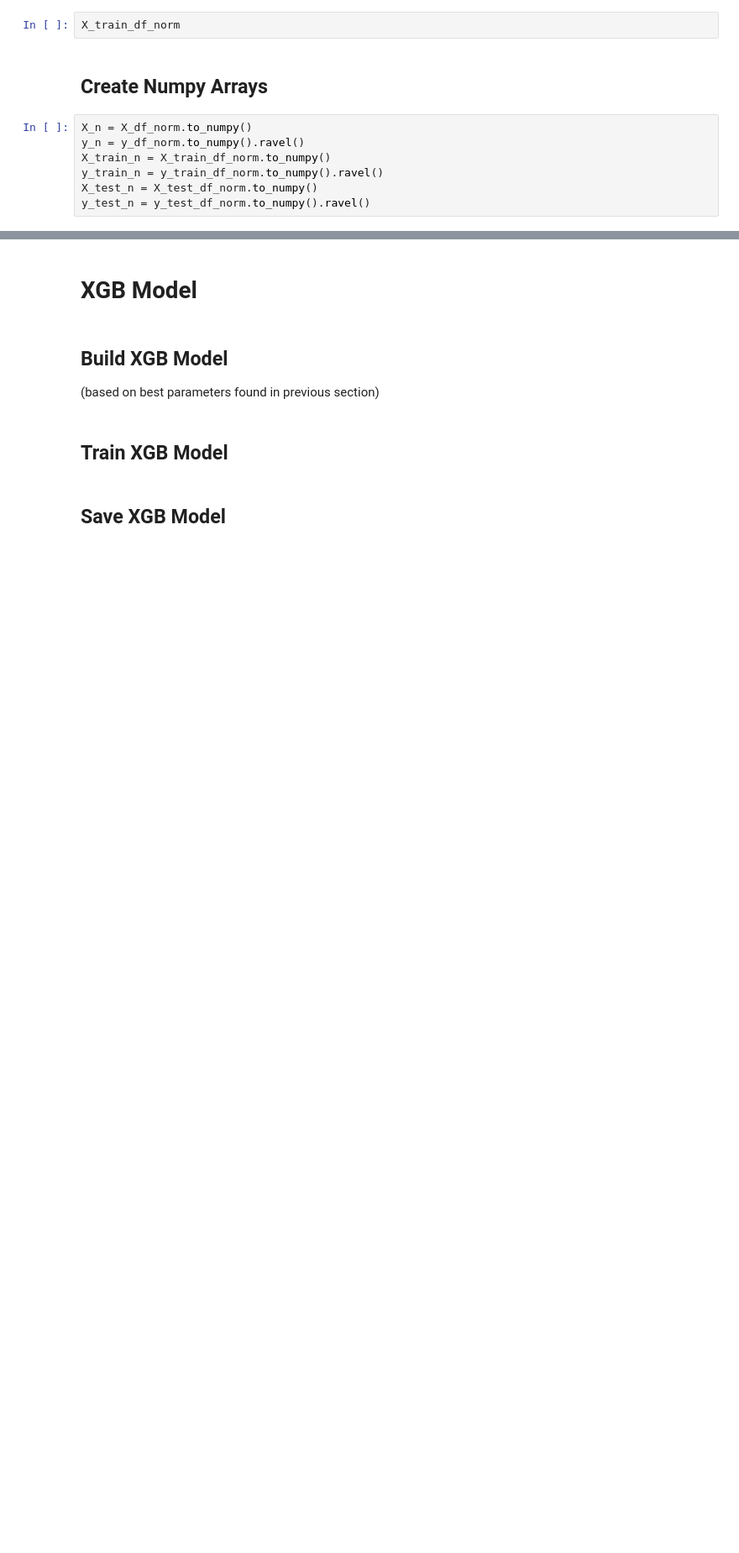
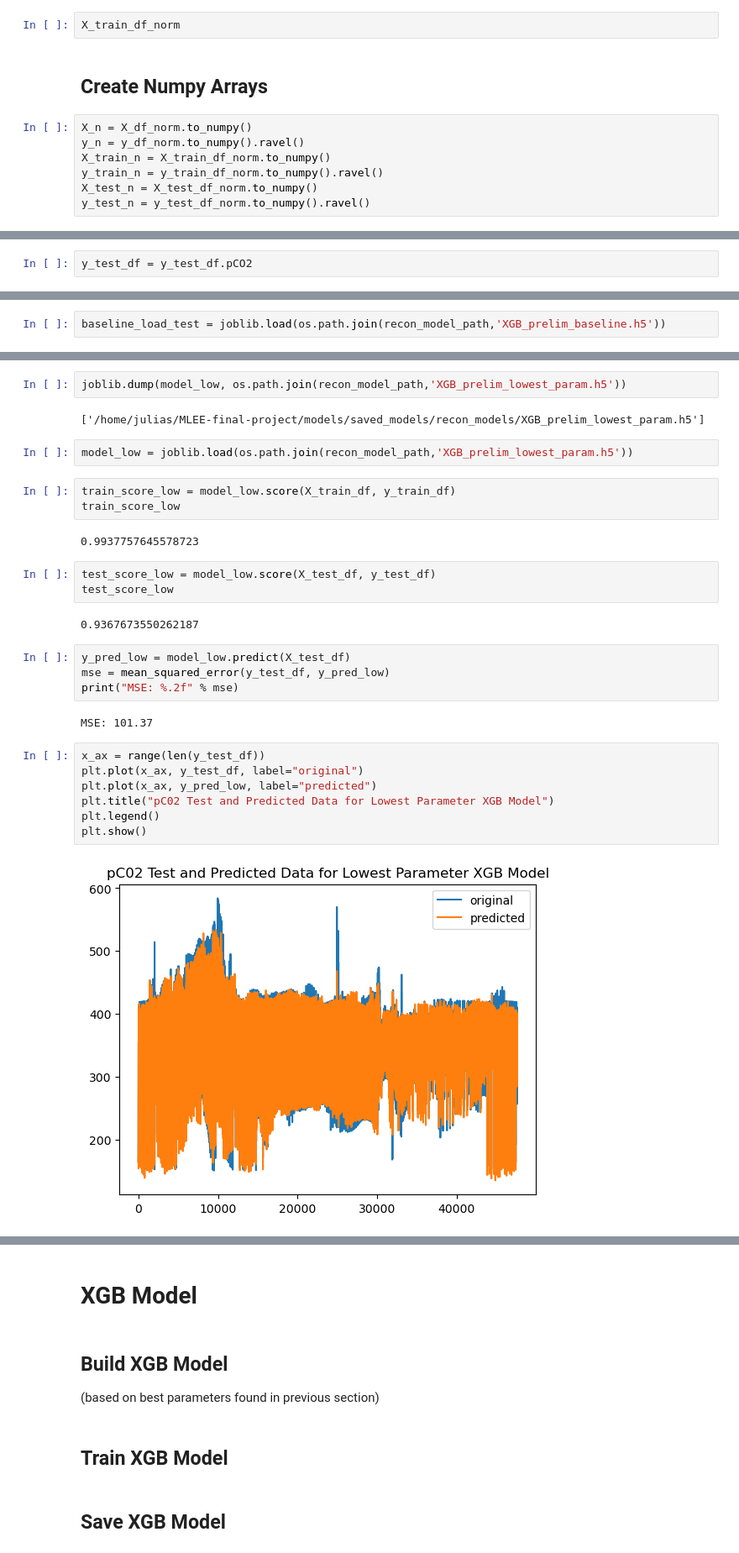
Before and after one commit to juliasimpson97/MLEE-final-project, a Jupyter notebook: models/XGB.ipynb, the cells around one changed output, grey strips where cells are left out. Shown: that part at 84% size. Drawn from its saved outputs; the diff is of its cells as text; blank space fills up the shorter version.

```diff
--- a/models/XGB.ipynb
+++ b/models/XGB.ipynb
@@ -197,0 +178,2 @@ print(best_params)
+# %%
+y_test_df = y_test_df.pCO2
@@ -197,0 +186,2 @@ print(best_params)
+# %%
+baseline_load_test = joblib.load(os.path.join(recon_model_path,'XGB_prelim_baseline.h5'))
@@ -197,0 +208,31 @@ print(best_params)
+# %%
+joblib.dump(model_low, os.path.join(recon_model_path,'XGB_prelim_lowest_param.h5'))
+# %% [output]
+['/home/julias/MLEE-final-project/models/saved_models/recon_models/XGB_prelim_lowest_param.h5']
+# %%
+model_low = joblib.load(os.path.join(recon_model_path,'XGB_prelim_lowest_param.h5'))
+# %%
+train_score_low = model_low.score(X_train_df, y_train_df)
+train_score_low
+# %% [output]
+0.9937757645578723
+# %%
+test_score_low = model_low.score(X_test_df, y_test_df)
+test_score_low
+# %% [output]
+0.9367673550262187
+# %%
+y_pred_low = model_low.predict(X_test_df)
+mse = mean_squared_error(y_test_df, y_pred_low)
+print("MSE: %.2f" % mse)
+# %% [output]
+MSE: 101.37
+# %%
+x_ax = range(len(y_test_df))
+plt.plot(x_ax, y_test_df, label="original")
+plt.plot(x_ax, y_pred_low, label="predicted")
+plt.title("pC02 Test and Predicted Data for Lowest Parameter XGB Model")
+plt.legend()
+plt.show()
+# %% [output]
+[figure, added]
```
Also changed, not shown: parts of 55 cells of this notebook.
